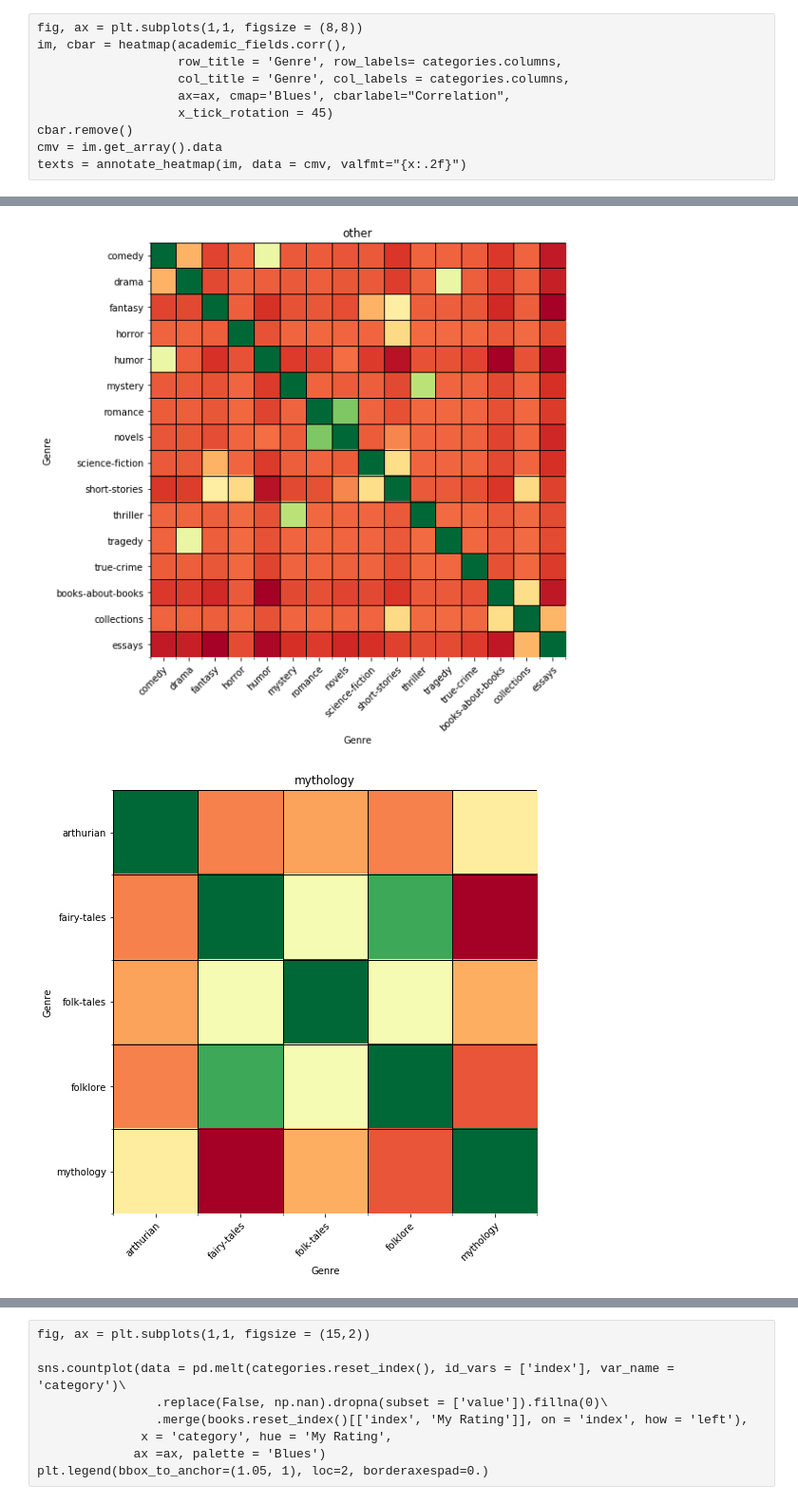
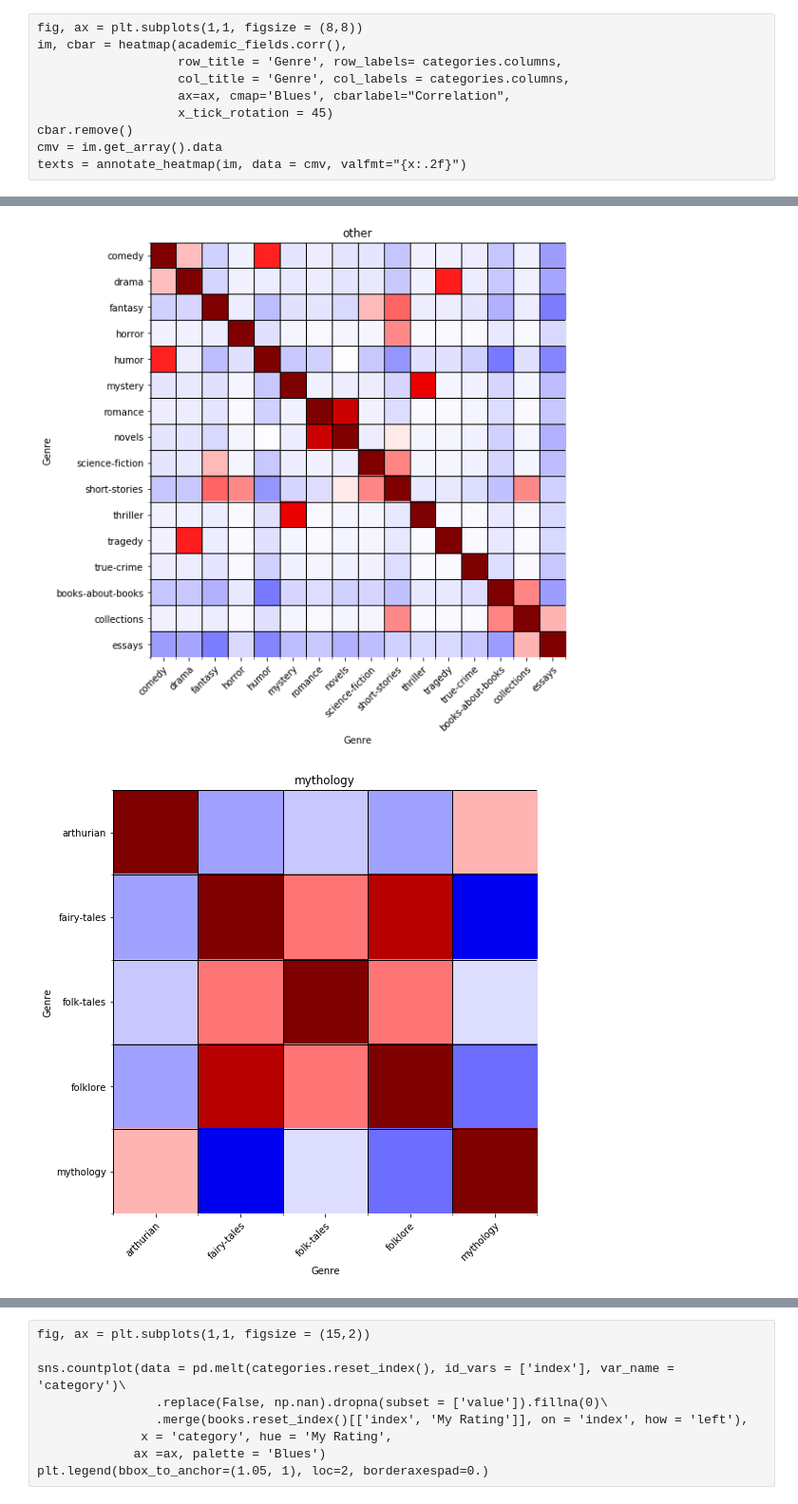
Before and after one commit to craig0a/reading_history_analysis, a Jupyter notebook: 1a - initial_exploration.ipynb, the cells around one changed output, grey strips where cells are left out. Shown: that part at 95% size. Cells and saved outputs as stored; diff of their text form; code cells hidden in the pictures.

Commit message:
Updated plotting
- Allowed range of colorbar to be set in heatmap
- Adjusted correlation map colors to be more easily interpretable

```diff
--- a/1a - initial_exploration.ipynb
+++ b/1a - initial_exploration.ipynb
@@ -26,8 +26,9 @@ fig, ax = plt.subplots(1,1, figsize = (15,15))
 im, cbar = heatmap(categories.corr(),
                    row_title = 'Genre', row_labels= categories.columns,
                    col_title = 'Genre', col_labels = categories.columns,
-                   ax=ax, cmap='Blues', cbarlabel="Correlation",
+                   ax=ax, cmap='seismic', cbarlabel="Correlation", vmin = -1, vmax =1,
                    x_tick_rotation = 45)
 cbar.remove()
 cmv = im.get_array().data
 texts = annotate_heatmap(im, data = cmv, valfmt="{x:.2f}")
+plt.savefig('Category correlations',bbox_inches='tight',pad_inches=1., dpi=300)
@@ -51,7 +50,7 @@ for k,v in category_mappings.items():
     im, cbar = heatmap(g.astype(int).corr(),
                    row_title = 'Genre', row_labels= g.columns,
                    col_title = 'Genre', col_labels = g.columns,
-                   ax=ax, cmap='RdYlGn', cbarlabel="Correlation",
+                   ax=ax, cmap='seismic', cbarlabel="Correlation", vmin = -1, vmax =1,
                    x_tick_rotation = 45)
     cbar.remove()
     #cmv = im.get_array().data
@@ -67,2 +66,2 @@ for k,v in category_mappings.items():
-[figure, old version]
+[figure, new version]
-[figure, old version]
+[figure, new version]
```
Also changed, not shown: parts of 5 cells of this notebook, 1 other file.
